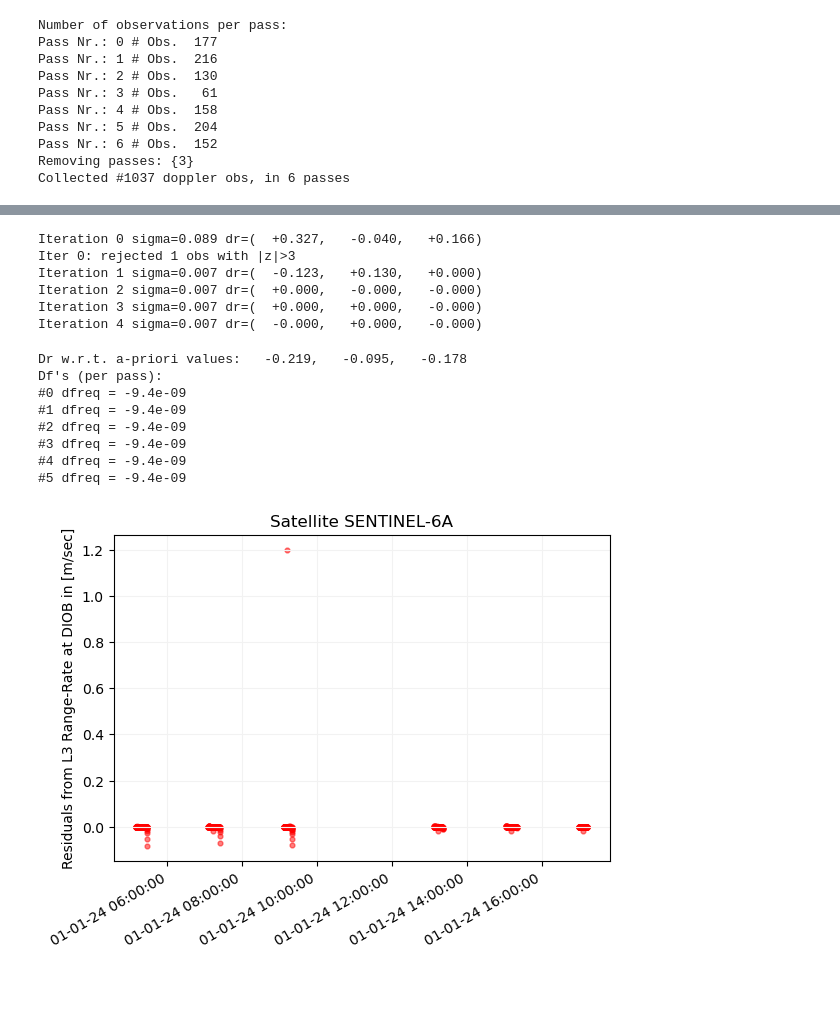
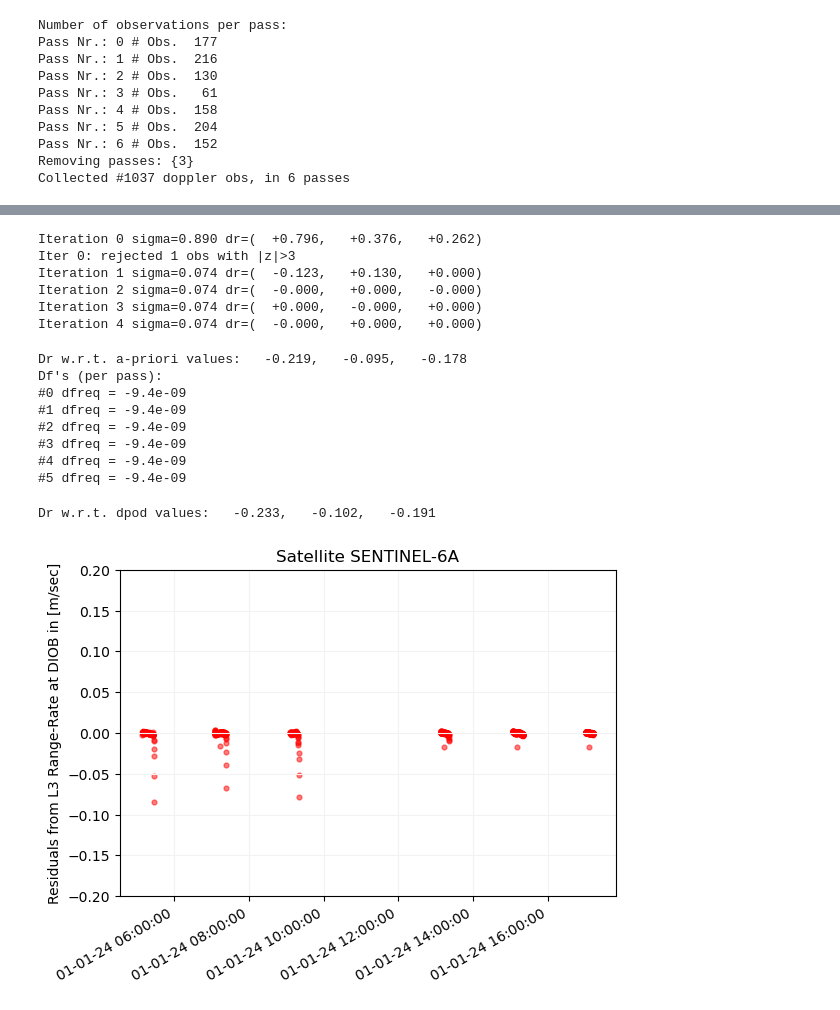
Before and after one commit to DSOlab/AcademicSoftware, a Jupyter notebook: JupiterLab/doris_days/positioning/doppler_positioning.ipynb, the cells around one changed output, grey strips where cells are left out. Drawn from its saved outputs; the diff is of its cells as text; code cells hidden in the pictures.

```diff
--- a/JupiterLab/doris_days/positioning/doppler_positioning.ipynb
+++ b/JupiterLab/doris_days/positioning/doppler_positioning.ipynb
@@ -267,7 +332,8 @@ Np = (max(obs['pass'] for obs in raw_doppler) + 1)  # Number of passes
 # Initial guess: [x, y, z, Δf_pass0, Δf_pass1, ...]
 x0 = np.zeros(3 + Np) # parameter vector
 # start with nominal beacon position
-x0[0:3] = rsta + transformations.geodetic2lvlh(lat, lon) @ (r_2GHz - r_400MHz) / (gamma-1.)
+# x0[0:3] = rsta + transformations.geodetic2lvlh(lat, lon) @ (r_2GHz - r_400MHz) / (gamma-1.)
+x0[0:3] = np.array([4595212.446, 2039473.641, 3912617.950])
 
 x = x0.copy()
 
@@ -275,7 +341,7 @@ m = len(raw_doppler)       # number of valid Doppler observations
 J = np.zeros((m, len(x0))) # Jacobian matrix (design matrix)
 dl = np.zeros(m)           # residual vector (observed - modeled)
 
-sigma0 = .1                # sigma 0 in [m/sec]
+sigma0 = .01                # sigma 0 in [m/sec]
 elvs = np.array([obs['el'] for obs in raw_doppler]) # elevations arrays
 sigma_i = sigma0 / np.sin(elvs)                      # per-observation stdev
 sqrt_w = 1.0 / sigma_i                               # = sqrt(w_i)
@@ -303,7 +369,6 @@ for ls_iteration in range(LS_ITERATIONS):
         r1 = np.linalg.norm(rsat1 - r_beacon) + obs['pcv1']
         r2 = np.linalg.norm(rsat2 - r_beacon) + obs['pcv2']
         v_comp = (r2 - r1) / dt + obs['dT'] - (C/feN) * (Ndop/dt+frT) * df
-        # rr_computed = (np.linalg.norm(rsat-rsta) + pcv_now - np.linalg.norm(rsat_prev-rsta) - pcv_prev + (dtropo-dtropo_prev)) / dt
 
         # residual (observed - modeled), UNWEIGHTED
         dl[i] = v_obs - v_comp
@@ -350,12 +415,12 @@ for ls_iteration in range(LS_ITERATIONS):
 # de-weight residuals
 dl_unweighted = np.divide(dlw, sqrt_w, out=np.zeros_like(dlw), where=sqrt_w!=0)
 # %% [output]
-Iteration 0 sigma=0.089 dr=(  +0.327,   -0.040,   +0.166)
+Iteration 0 sigma=0.890 dr=(  +0.796,   +0.376,   +0.262)
 Iter 0: rejected 1 obs with |z|>3
-Iteration 1 sigma=0.007 dr=(  -0.123,   +0.130,   +0.000)
-Iteration 2 sigma=0.007 dr=(  +0.000,   -0.000,   -0.000)
-Iteration 3 sigma=0.007 dr=(  +0.000,   +0.000,   -0.000)
-Iteration 4 sigma=0.007 dr=(  -0.000,   +0.000,   -0.000)
+Iteration 1 sigma=0.074 dr=(  -0.123,   +0.130,   +0.000)
+Iteration 2 sigma=0.074 dr=(  -0.000,   +0.000,   -0.000)
+Iteration 3 sigma=0.074 dr=(  +0.000,   -0.000,   +0.000)
+Iteration 4 sigma=0.074 dr=(  -0.000,   +0.000,   +0.000)
 # %%
 print(f'Dr w.r.t. a-priori values: {rsta[0]-x[0]:+8.3f}, {rsta[1]-x[1]:+8.3f}, {rsta[2]-x[2]:+8.3f}')
 print('Df\'s (per pass):')
@@ -369,15 +434,20 @@ Df's (per pass):
 #3 dfreq = -9.4e-09
 #4 dfreq = -9.4e-09
 #5 dfreq = -9.4e-09
+# %%
+print(f'Dr w.r.t. dpod values: {rsta_const[0]-x[0]:+8.3f}, {rsta_const[1]-x[1]:+8.3f}, {rsta_const[2]-x[2]:+8.3f}')
+# %% [output]
+Dr w.r.t. dpod values:   -0.233,   -0.102,   -0.191
 # %%
 plt.scatter([at2pt(d['epoch']) for d in raw_doppler], dl, alpha=0.5, s=12, c='red')
 plt.grid(color='0.95')
 plt.ylabel(f"Residuals from L3 Range-Rate at {site_name} in [m/sec]")
 plt.title(f"Satellite {rnx.sat_name}")
 ax = plt.gca()
 ax.xaxis.set_major_formatter(mdates.DateFormatter("%d-%m-%y %H:%M:%S"))
 plt.gcf().autofmt_xdate()
+plt.ylim(-.2, .2)
 plt.show()
 # %% [output]
-[figure, old version]
+[figure, new version]
 # %%
```
Also changed, not shown: parts of 8 cells of this notebook, 2 other files.
